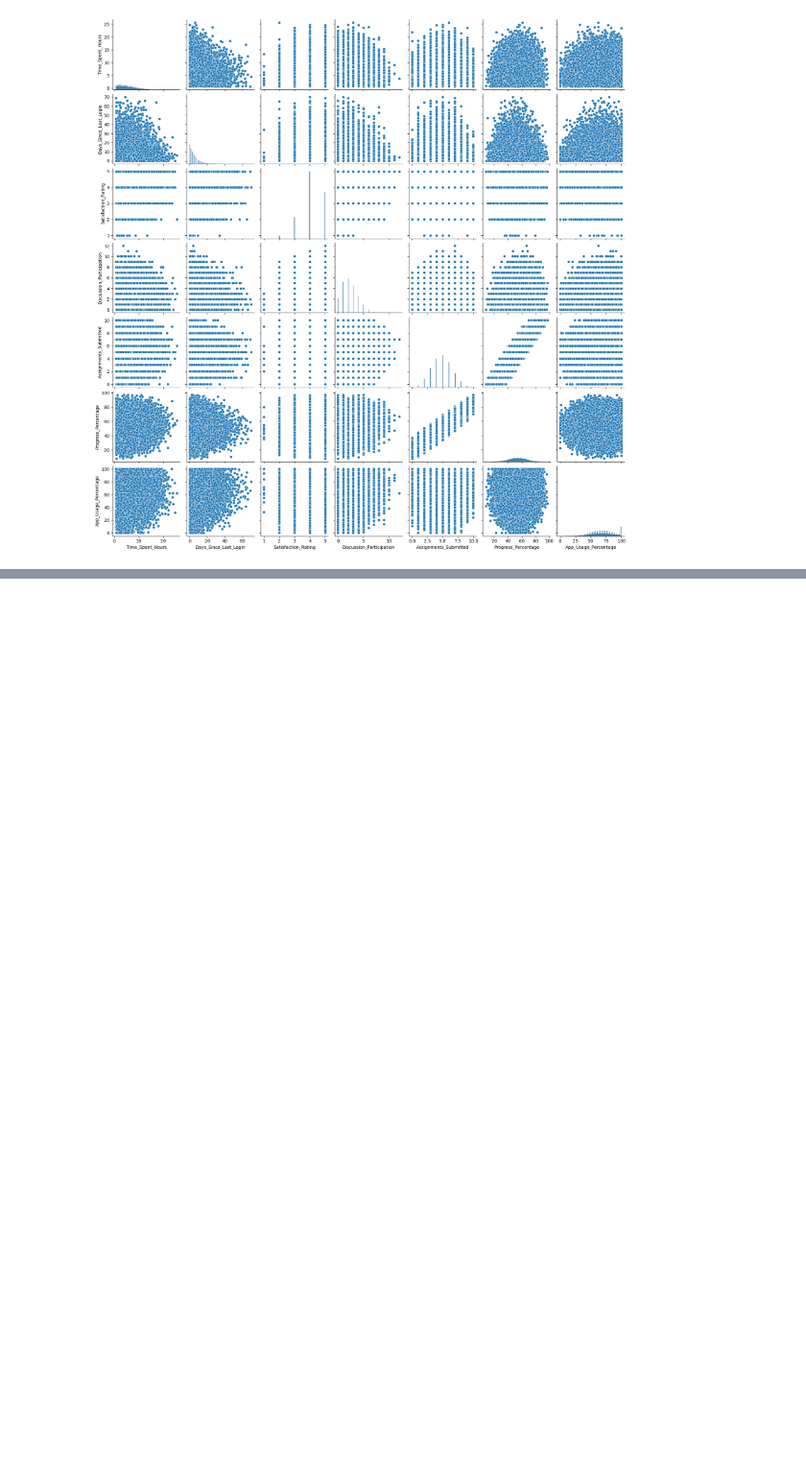
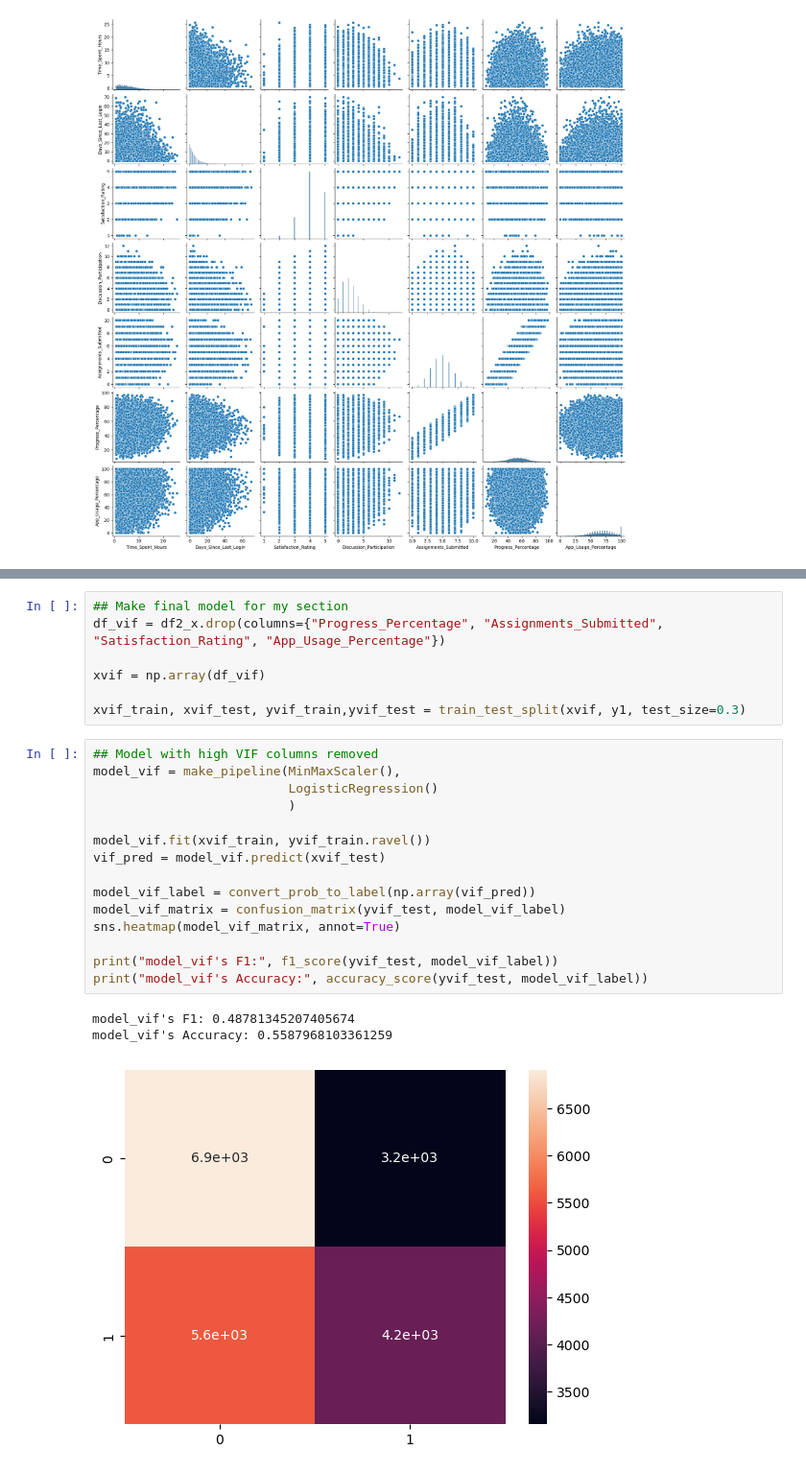
Before and after one commit to AkeemSemperDataScience/data3450-project-v1251-group_6, a Jupyter notebook: START_Project.ipynb, the cells around one changed output, grey strips where cells are left out. Shown at 96% size. Cells and saved outputs as stored; diff of their text form; blank space fills up the shorter version.

Commit message:
added my section & EDA explanation-Vincent

```diff
--- a/START_Project.ipynb
+++ b/START_Project.ipynb
@@ -250,0 +451,26 @@ df2.head()
+# %%
+## Make final model for my section
+df_vif = df2_x.drop(columns={"Progress_Percentage", "Assignments_Submitted", "Satisfaction_Rating", "App_Usage_Percentage"})
+
+xvif = np.array(df_vif)
+
+xvif_train, xvif_test, yvif_train,yvif_test = train_test_split(xvif, y1, test_size=0.3)
+# %%
+## Model with high VIF columns removed
+model_vif = make_pipeline(MinMaxScaler(),
+                          LogisticRegression()
+                          )
+
+model_vif.fit(xvif_train, yvif_train.ravel())
+vif_pred = model_vif.predict(xvif_test)
+
+model_vif_label = convert_prob_to_label(np.array(vif_pred))
+model_vif_matrix = confusion_matrix(yvif_test, model_vif_label)
+sns.heatmap(model_vif_matrix, annot=True)
+
+print("model_vif's F1:", f1_score(yvif_test, model_vif_label))
+print("model_vif's Accuracy:", accuracy_score(yvif_test, model_vif_label))
+# %% [output]
+model_vif's F1: 0.48781345207405674
+model_vif's Accuracy: 0.5587968103361259
+[figure, added]
```
Also changed, not shown: parts of 21 cells of this notebook.
